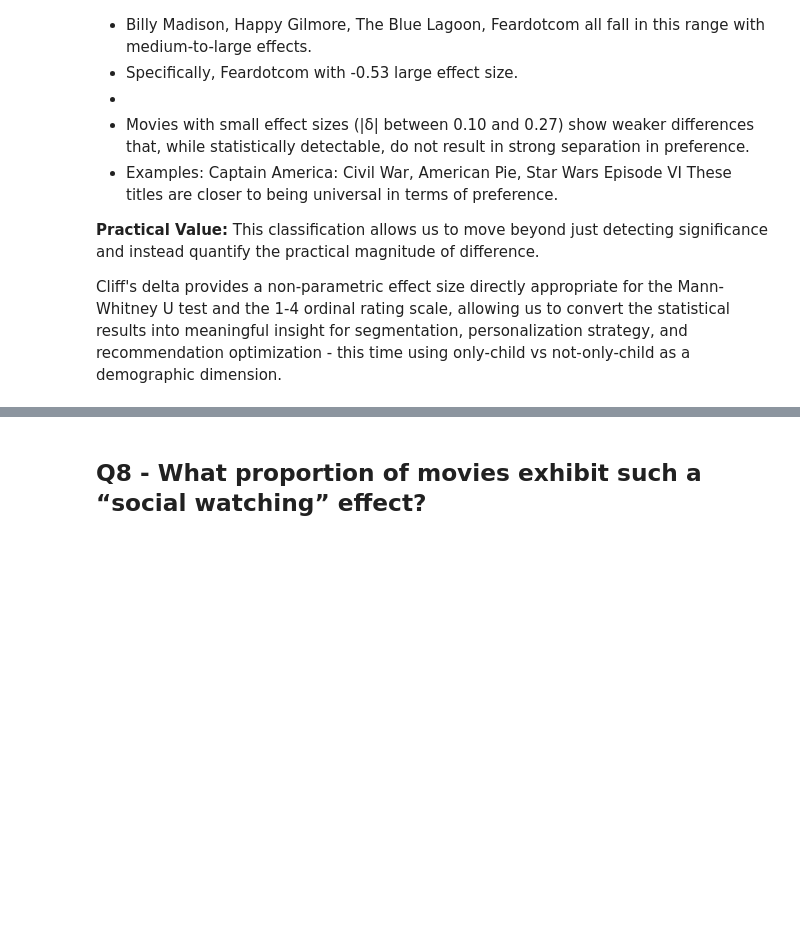
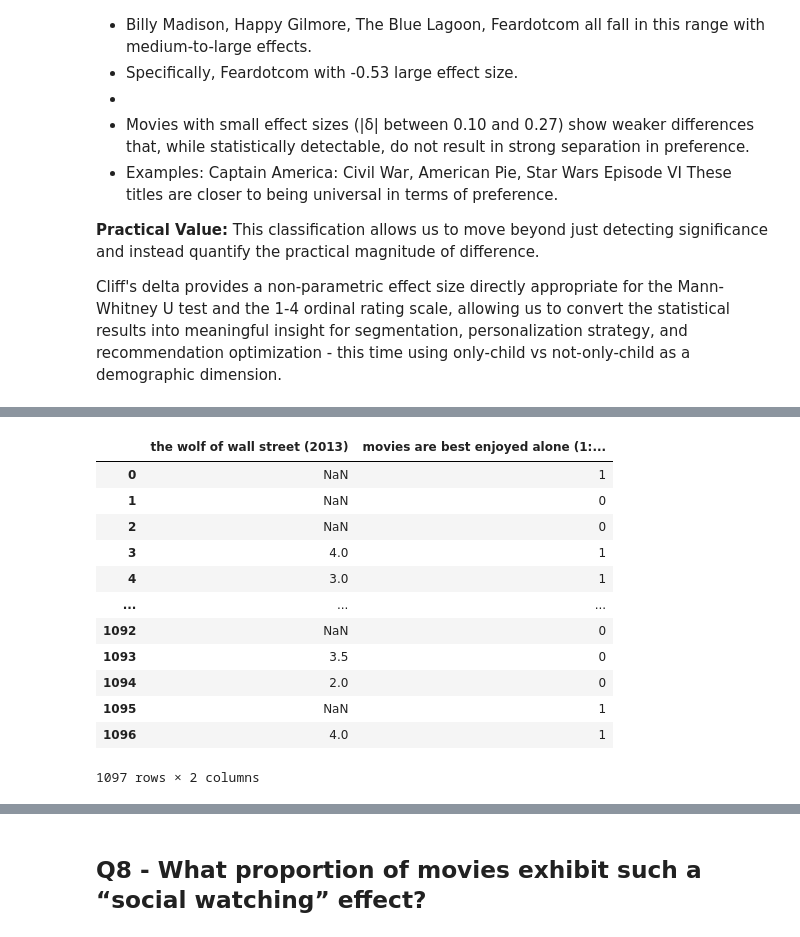
Before and after one commit to jtad96/hypothesis-testing-project, a Jupyter notebook: analyses/beibarys_questions7,8,9.ipynb, the cells around one changed output, grey strips where cells are left out. Drawn from its saved outputs; the diff is of its cells as text; code cells hidden in the pictures; blank space fills up the shorter version.

```diff
--- a/analyses/beibarys_questions7,8,9.ipynb
+++ b/analyses/beibarys_questions7,8,9.ipynb
@@ -635,0 +649,24 @@ Cliff's delta provides a non-parametric effect size directly appropriate for the
+# %%
+# taking filter mask for necessary columns
+columns = ["the wolf of wall street (2013)",
+           "movies are best enjoyed alone (1: yes; 0: no; -1: did not respond)"]
+
+# subset with 2 columns:
+wolf_df = df.loc[:, columns].copy()
+
+# first 5 rows of the subset
+wolf_df
+# %% [output]
+|  | the wolf of wall street (2013) | movies are best enjoyed alone (1:... |
+| 0 | NaN | 1 |
+| 1 | NaN | 0 |
+| 2 | NaN | 0 |
+| 3 | 4.0 | 1 |
+| 4 | 3.0 | 1 |
+| ... | ... | ... |
+| 1092 | NaN | 0 |
+| 1093 | 3.5 | 0 |
+| 1094 | 2.0 | 0 |
+| 1095 | NaN | 1 |
+| 1096 | 4.0 | 1 |
+1097 rows × 2 columns
```
Also changed, not shown: parts of 41 cells of this notebook.
